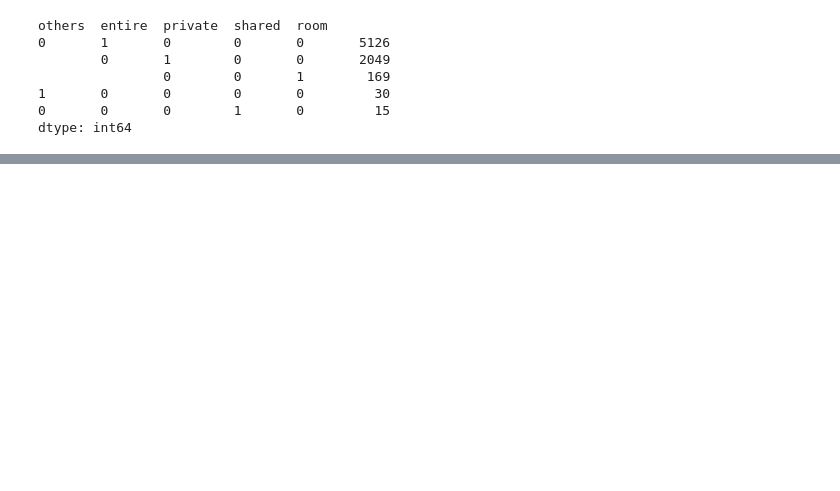
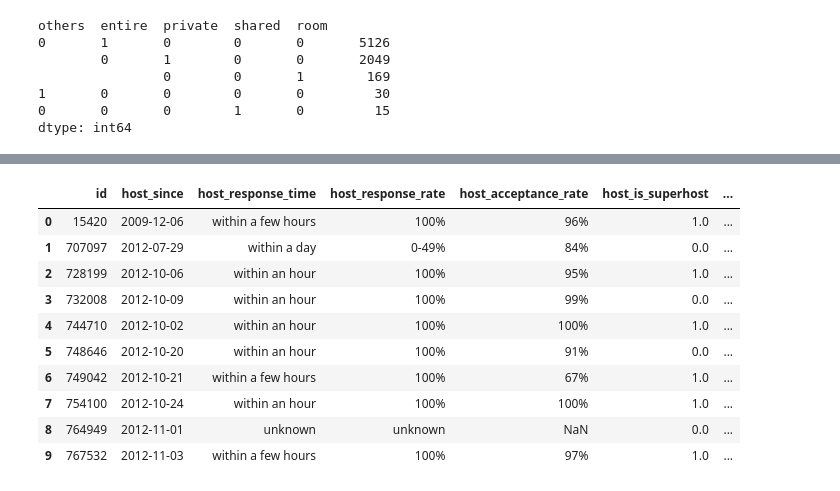
Before and after one commit to Anant-K-Gupta/AirBnbProject, a Jupyter notebook: airbnb.ipynb, the cells around one changed output, grey strips where cells are left out. Cells and saved outputs as stored; diff of their text form; code cells hidden in the pictures; blank space fills up the shorter version.

```diff
--- a/airbnb.ipynb
+++ b/airbnb.ipynb
@@ -291,0 +313,14 @@ dtype: int64
+# %%
+clean_listings.head(10)
+# %% [output]
+|  | id | host_since | host_response_time | host_response_rate | host_acceptance_rate | host_is_superhost | ... |
+| 0 | 15420 | 2009-12-06 | within a few hours | 100% | 96% | 1.0 | ... |
+| 1 | 707097 | 2012-07-29 | within a day | 0-49% | 84% | 0.0 | ... |
+| 2 | 728199 | 2012-10-06 | within an hour | 100% | 95% | 1.0 | ... |
+| 3 | 732008 | 2012-10-09 | within an hour | 100% | 99% | 0.0 | ... |
+| 4 | 744710 | 2012-10-02 | within an hour | 100% | 100% | 1.0 | ... |
+| 5 | 748646 | 2012-10-20 | within an hour | 100% | 91% | 0.0 | ... |
+| 6 | 749042 | 2012-10-21 | within a few hours | 100% | 67% | 1.0 | ... |
+| 7 | 754100 | 2012-10-24 | within an hour | 100% | 100% | 1.0 | ... |
+| 8 | 764949 | 2012-11-01 | unknown | unknown | NaN | 0.0 | ... |
+| 9 | 767532 | 2012-11-03 | within a few hours | 100% | 97% | 1.0 | ... |
```
Also changed, not shown: parts of 25 cells of this notebook.
